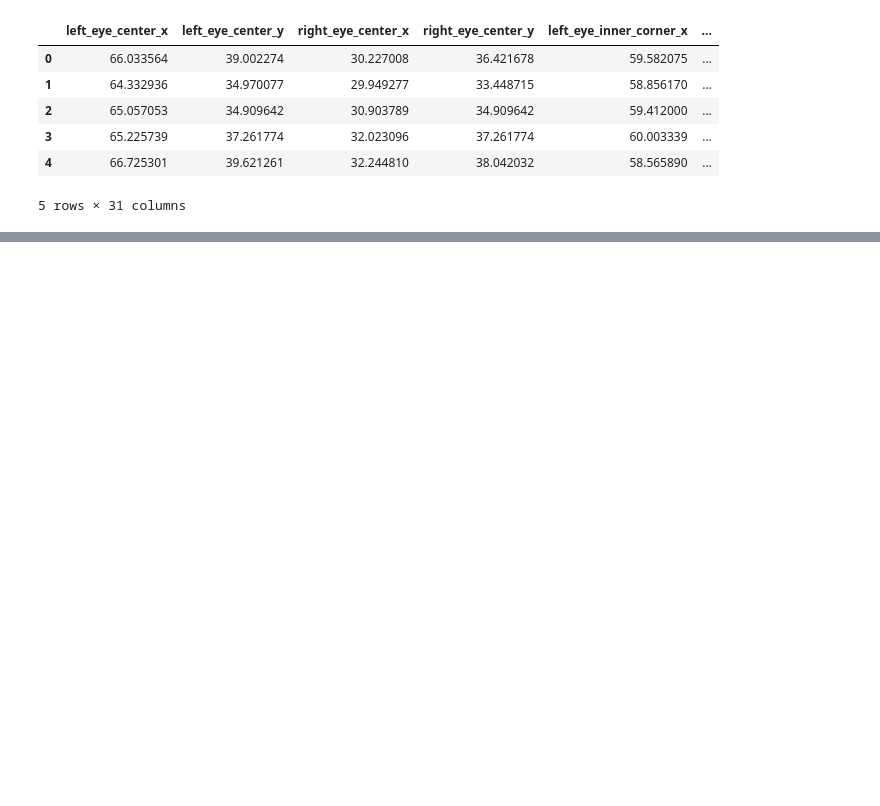
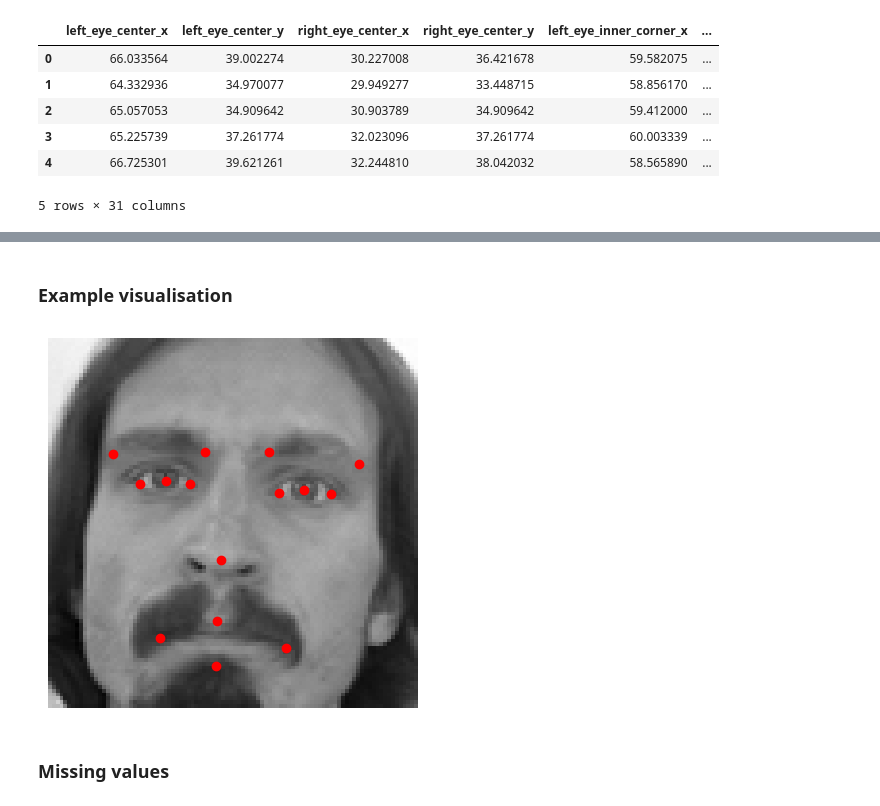
Before and after one commit to WJakubowsk/facial_keypoints_detection, a Jupyter notebook: notebooks/zuzanna.ipynb, the cells around one changed output, grey strips where cells are left out. Saved outputs shown, nothing was run; the diff lists cells and outputs as text; code cells hidden in the pictures; blank space fills up the shorter version.

```diff
--- a/notebooks/zuzanna.ipynb
+++ b/notebooks/zuzanna.ipynb
@@ -43,0 +83,9 @@ def plot_images(df):
+# %% [markdown]
+### Example visualisation
+# %%
+images, keypoints = get_image_and_keypoints_from_observation(df_train.iloc[0], preprocess=True)
+show_image_with_keypoints(images, keypoints)
+# %% [output]
+[figure, added]
+# %% [markdown]
+### Missing values
```
Also changed, not shown: parts of 49 cells of this notebook.
